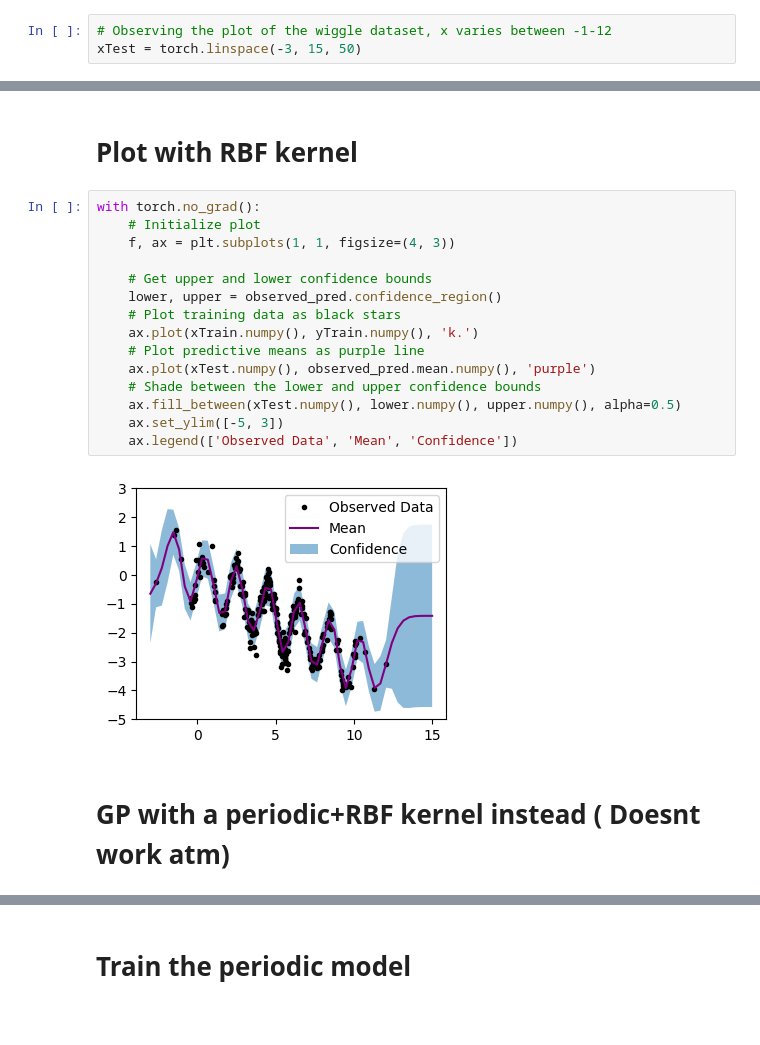
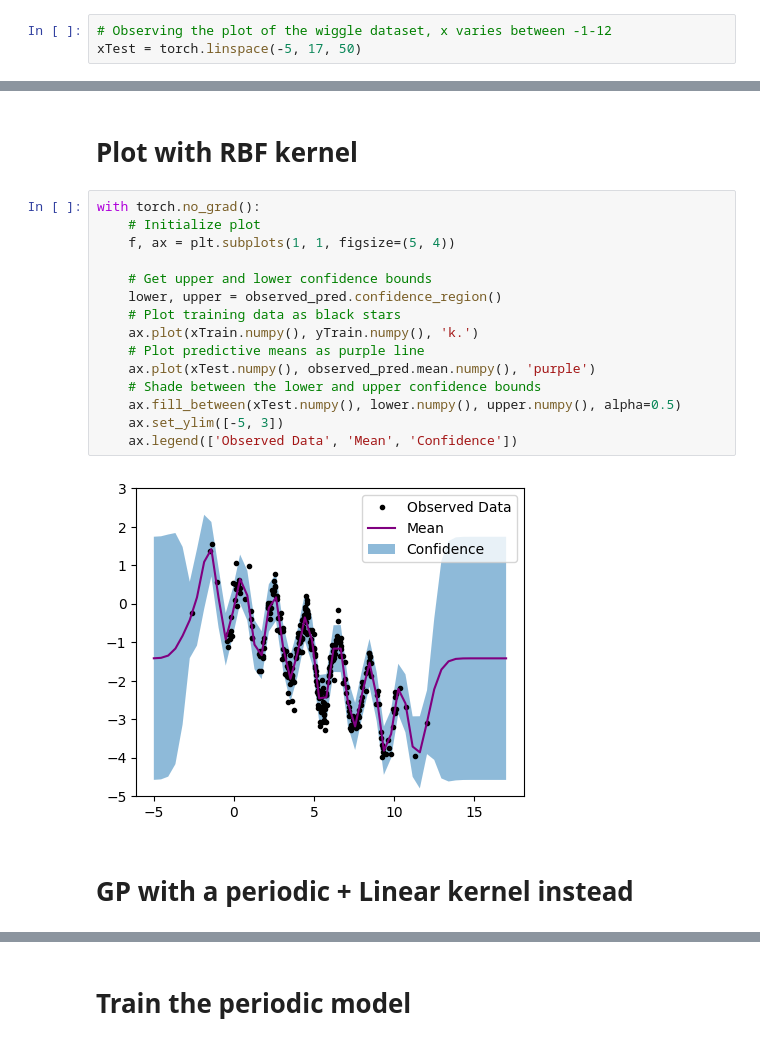
Before and after one commit to Sabelz/Gaussian_Processes_Inducing_Points, a Jupyter notebook: GPs/GPWiggle.ipynb, the cells around one changed output, grey strips where cells are left out. Drawn from its saved outputs; the diff is of its cells as text; blank space fills up the shorter version.

Commit message:
linear and periodic kernel

```diff
--- a/GPs/GPWiggle.ipynb
+++ b/GPs/GPWiggle.ipynb
@@ -133,7 +134,7 @@ Iter 100/100 - Loss: 0.386   lengthscale: 0.670   noise: 0.088
 # Test Data
 # %%
 # Observing the plot of the wiggle dataset, x varies between -1-12
-xTest = torch.linspace(-3, 15, 50)
+xTest = torch.linspace(-5, 17, 50)
 # %% [markdown]
 # The posterior mean, variance and Covariance Matrix
 # %%
@@ -191,22 +192,22 @@ with torch.no_grad(), gpytorch.settings.fast_pred_var(): # https://arxiv.org/abs
 # %%
 with torch.no_grad():
     # Initialize plot
-    f, ax = plt.subplots(1, 1, figsize=(4, 3))
+    f, ax = plt.subplots(1, 1, figsize=(5, 4))
 
     # Get upper and lower confidence bounds
     lower, upper = observed_pred.confidence_region()
     # Plot training data as black stars
     ax.plot(xTrain.numpy(), yTrain.numpy(), 'k.')
     # Plot predictive means as purple line
     ax.plot(xTest.numpy(), observed_pred.mean.numpy(), 'purple')
     # Shade between the lower and upper confidence bounds
     ax.fill_between(xTest.numpy(), lower.numpy(), upper.numpy(), alpha=0.5)
     ax.set_ylim([-5, 3])
     ax.legend(['Observed Data', 'Mean', 'Confidence'])
 # %% [output]
-[figure, old version]
+[figure, new version]
 # %% [markdown]
-# GP with a periodic+RBF kernel instead ( Doesnt work atm)
+# GP with a periodic + Linear kernel instead
 # %%
 # Class for the GP model(Exact GP)
 class GPModelPeriodic(gpytorch.models.ExactGP):
```
Also changed, not shown: parts of 6 cells of this notebook.
